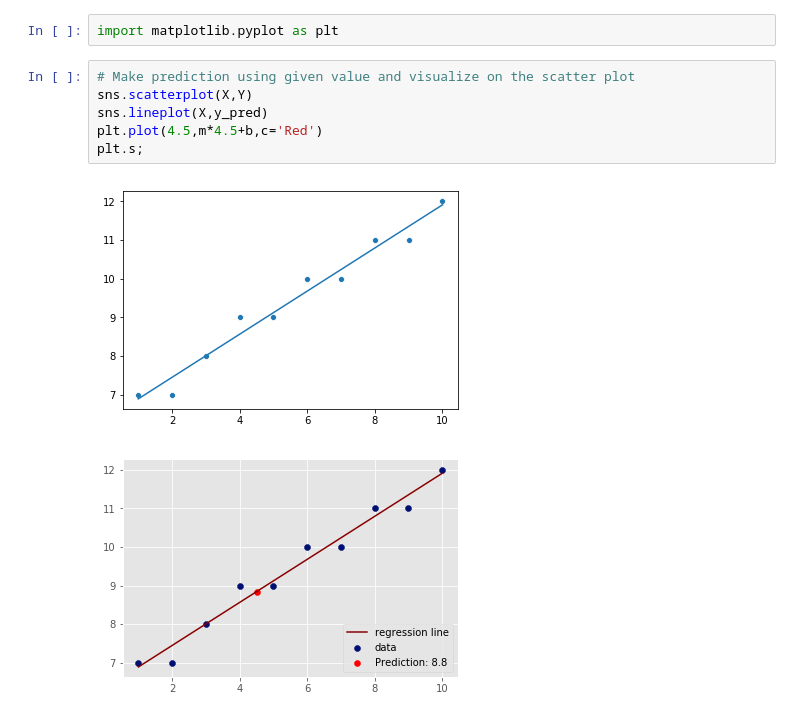
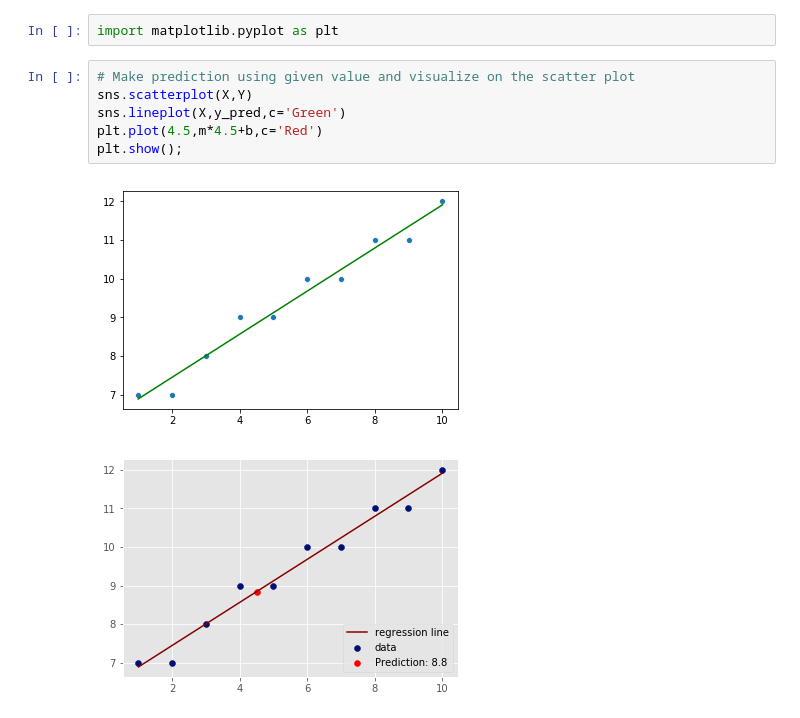
Before and after one commit to danjizquierdo/dsc-0-10-10-complete-regression-nyc-ds-career-012819, a Jupyter notebook: index.ipynb, the cells around one changed output. Drawn from its saved outputs; the diff is of its cells as text.

```diff
--- a/index.ipynb
+++ b/index.ipynb
@@ -103,11 +103,11 @@ import matplotlib.pyplot as plt
 # %%
 # Make prediction using given value and visualize on the scatter plot
 sns.scatterplot(X,Y)
-sns.lineplot(X,y_pred)
+sns.lineplot(X,y_pred,c='Green')
 plt.plot(4.5,m*4.5+b,c='Red')
-plt.s;
+plt.show();
 # %% [output]
-[figure, old version]
+[figure, new version]
 # %%
 # %% [output]
 [figure]
```
